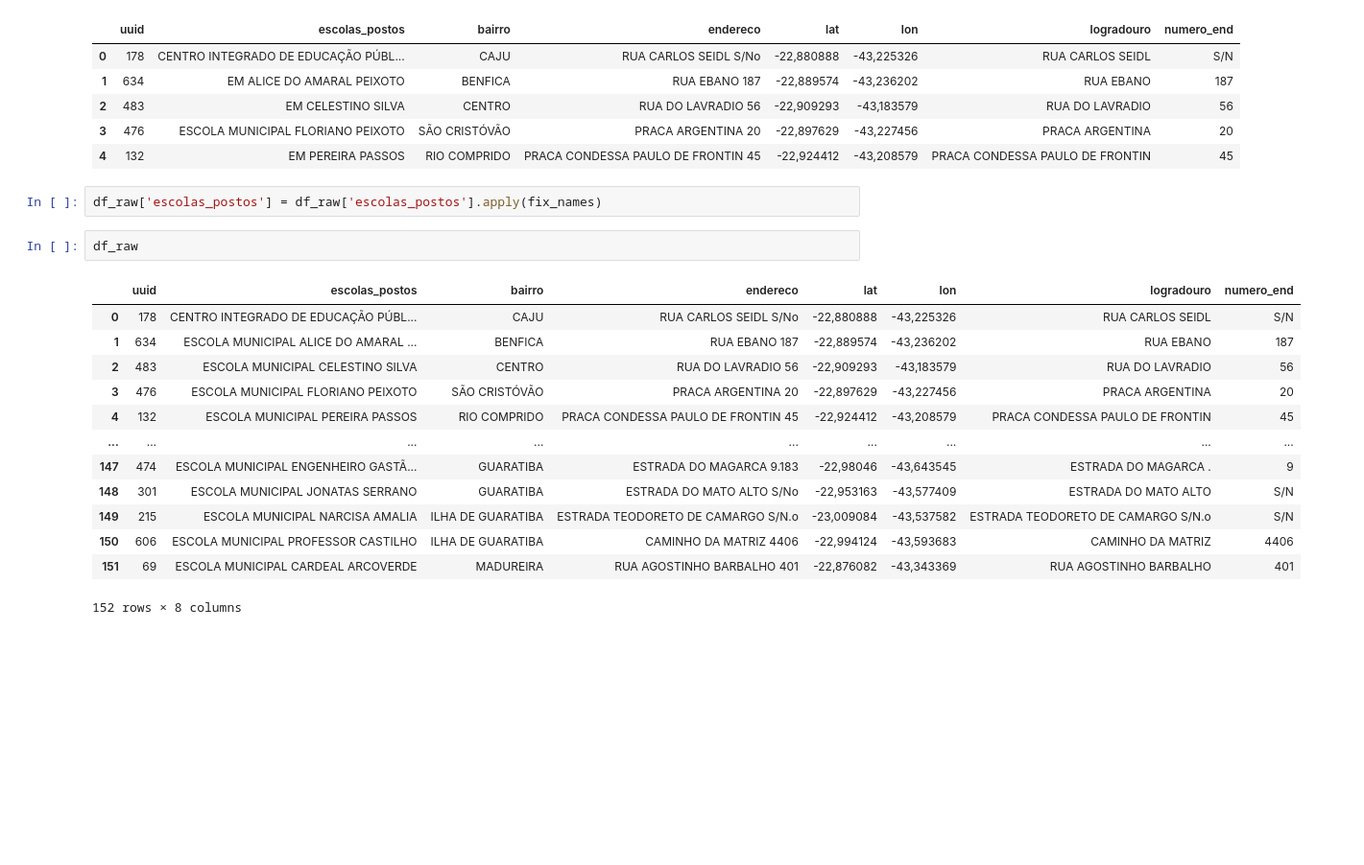
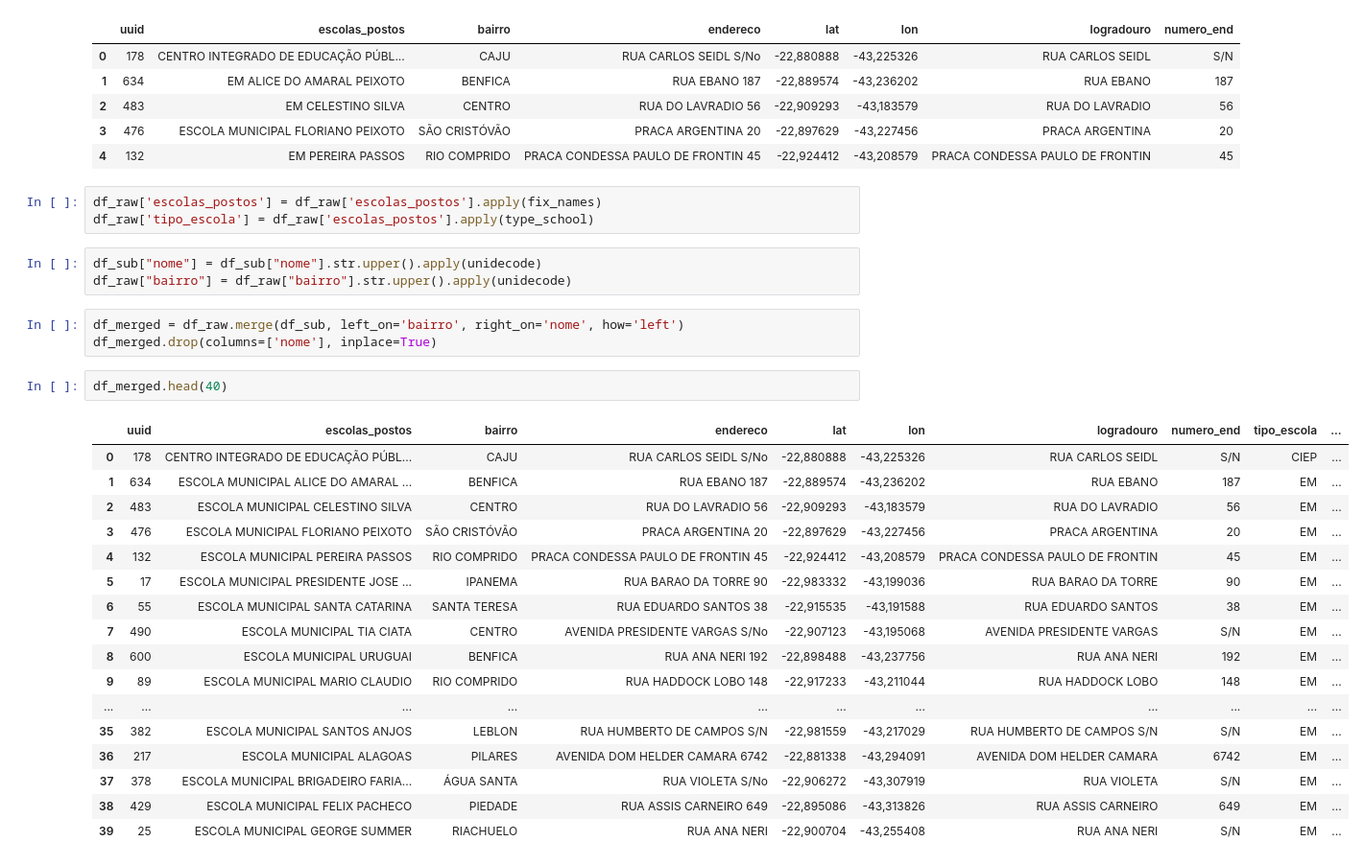
Before and after one commit to renannevesr/SantanderCoders-Modulo3, a Jupyter notebook: main.ipynb, the cells around one changed output. Shown at 96% size. Cells and saved outputs as stored; diff of their text form; blank space fills up the shorter version.

Commit message:
feat: merge sub and raw

```diff
--- a/main.ipynb
+++ b/main.ipynb
@@ -84,19 +85,30 @@ df_raw.head()
 | 4 | 132 | EM PEREIRA PASSOS | RIO COMPRIDO | PRACA CONDESSA PAULO DE FRONTIN 45 | -22,924412 | -43,208579 | PRACA CONDESSA PAULO DE FRONTIN | 45 |
 # %%
 df_raw['escolas_postos'] = df_raw['escolas_postos'].apply(fix_names)
+df_raw['tipo_escola'] = df_raw['escolas_postos'].apply(type_school)
-# %%
-df_raw
-# %% [output]
-|  | uuid | escolas_postos | bairro | endereco | lat | lon | logradouro | numero_end |
-| 0 | 178 | CENTRO INTEGRADO DE EDUCAÇÃO PÚBL... | CAJU | RUA CARLOS SEIDL S/No | -22,880888 | -43,225326 | RUA CARLOS SEIDL | S/N |
-| 1 | 634 | ESCOLA MUNICIPAL ALICE DO AMARAL ... | BENFICA | RUA EBANO 187 | -22,889574 | -43,236202 | RUA EBANO | 187 |
-| 2 | 483 | ESCOLA MUNICIPAL CELESTINO SILVA | CENTRO | RUA DO LAVRADIO 56 | -22,909293 | -43,183579 | RUA DO LAVRADIO | 56 |
-| 3 | 476 | ESCOLA MUNICIPAL FLORIANO PEIXOTO | SÃO CRISTÓVÃO | PRACA ARGENTINA 20 | -22,897629 | -43,227456 | PRACA ARGENTINA | 20 |
-| 4 | 132 | ESCOLA MUNICIPAL PEREIRA PASSOS | RIO COMPRIDO | PRACA CONDESSA PAULO DE FRONTIN 45 | -22,924412 | -43,208579 | PRACA CONDESSA PAULO DE FRONTIN | 45 |
-| ... | ... | ... | ... | ... | ... | ... | ... | ... |
-| 147 | 474 | ESCOLA MUNICIPAL ENGENHEIRO GASTÃ... | GUARATIBA | ESTRADA DO MAGARCA 9.183 | -22,98046 | -43,643545 | ESTRADA DO MAGARCA . | 9 |
-| 148 | 301 | ESCOLA MUNICIPAL JONATAS SERRANO | GUARATIBA | ESTRADA DO MATO ALTO S/No | -22,953163 | -43,577409 | ESTRADA DO MATO ALTO | S/N |
-| 149 | 215 | ESCOLA MUNICIPAL NARCISA AMALIA | ILHA DE GUARATIBA | ESTRADA TEODORETO DE CAMARGO S/N.o | -23,009084 | -43,537582 | ESTRADA TEODORETO DE CAMARGO S/N.o | S/N |
-| 150 | 606 | ESCOLA MUNICIPAL PROFESSOR CASTILHO | ILHA DE GUARATIBA | CAMINHO DA MATRIZ 4406 | -22,994124 | -43,593683 | CAMINHO DA MATRIZ | 4406 |
-| 151 | 69 | ESCOLA MUNICIPAL CARDEAL ARCOVERDE | MADUREIRA | RUA AGOSTINHO BARBALHO 401 | -22,876082 | -43,343369 | RUA AGOSTINHO BARBALHO | 401 |
-152 rows × 8 columns
+# %%
+df_sub["nome"] = df_sub["nome"].str.upper().apply(unidecode)
+df_raw["bairro"] = df_raw["bairro"].str.upper().apply(unidecode)
+# %%
+df_merged = df_raw.merge(df_sub, left_on='bairro', right_on='nome', how='left')
+df_merged.drop(columns=['nome'], inplace=True)
+# %%
+df_merged.head(40)
+# %% [output]
+|  | uuid | escolas_postos | bairro | endereco | lat | lon | logradouro | numero_end | tipo_escola | ... |
+| 0 | 178 | CENTRO INTEGRADO DE EDUCAÇÃO PÚBL... | CAJU | RUA CARLOS SEIDL S/No | -22,880888 | -43,225326 | RUA CARLOS SEIDL | S/N | CIEP | ... |
+| 1 | 634 | ESCOLA MUNICIPAL ALICE DO AMARAL ... | BENFICA | RUA EBANO 187 | -22,889574 | -43,236202 | RUA EBANO | 187 | EM | ... |
+| 2 | 483 | ESCOLA MUNICIPAL CELESTINO SILVA | CENTRO | RUA DO LAVRADIO 56 | -22,909293 | -43,183579 | RUA DO LAVRADIO | 56 | EM | ... |
+| 3 | 476 | ESCOLA MUNICIPAL FLORIANO PEIXOTO | SÃO CRISTÓVÃO | PRACA ARGENTINA 20 | -22,897629 | -43,227456 | PRACA ARGENTINA | 20 | EM | ... |
+| 4 | 132 | ESCOLA MUNICIPAL PEREIRA PASSOS | RIO COMPRIDO | PRACA CONDESSA PAULO DE FRONTIN 45 | -22,924412 | -43,208579 | PRACA CONDESSA PAULO DE FRONTIN | 45 | EM | ... |
+| 5 | 17 | ESCOLA MUNICIPAL PRESIDENTE JOSE ... | IPANEMA | RUA BARAO DA TORRE 90 | -22,983332 | -43,199036 | RUA BARAO DA TORRE | 90 | EM | ... |
+| 6 | 55 | ESCOLA MUNICIPAL SANTA CATARINA | SANTA TERESA | RUA EDUARDO SANTOS 38 | -22,915535 | -43,191588 | RUA EDUARDO SANTOS | 38 | EM | ... |
+| 7 | 490 | ESCOLA MUNICIPAL TIA CIATA | CENTRO | AVENIDA PRESIDENTE VARGAS S/No | -22,907123 | -43,195068 | AVENIDA PRESIDENTE VARGAS | S/N | EM | ... |
+| 8 | 600 | ESCOLA MUNICIPAL URUGUAI | BENFICA | RUA ANA NERI 192 | -22,898488 | -43,237756 | RUA ANA NERI | 192 | EM | ... |
+| 9 | 89 | ESCOLA MUNICIPAL MARIO CLAUDIO | RIO COMPRIDO | RUA HADDOCK LOBO 148 | -22,917233 | -43,211044 | RUA HADDOCK LOBO | 148 | EM | ... |
+| ... | ... | ... | ... | ... | ... | ... | ... | ... | ... | ... |
+| 35 | 382 | ESCOLA MUNICIPAL SANTOS ANJOS | LEBLON | RUA HUMBERTO DE CAMPOS S/N | -22,981559 | -43,217029 | RUA HUMBERTO DE CAMPOS S/N | S/N | EM | ... |
+| 36 | 217 | ESCOLA MUNICIPAL ALAGOAS | PILARES | AVENIDA DOM HELDER CAMARA 6742 | -22,881338 | -43,294091 | AVENIDA DOM HELDER CAMARA | 6742 | EM | ... |
+| 37 | 378 | ESCOLA MUNICIPAL BRIGADEIRO FARIA... | ÁGUA SANTA | RUA VIOLETA S/No | -22,906272 | -43,307919 | RUA VIOLETA | S/N | EM | ... |
+| 38 | 429 | ESCOLA MUNICIPAL FELIX PACHECO | PIEDADE | RUA ASSIS CARNEIRO 649 | -22,895086 | -43,313826 | RUA ASSIS CARNEIRO | 649 | EM | ... |
+| 39 | 25 | ESCOLA MUNICIPAL GEORGE SUMMER | RIACHUELO | RUA ANA NERI | -22,900704 | -43,255408 | RUA ANA NERI | S/N | EM | ... |
```
Also changed, not shown: parts of 1 cell of this notebook.
